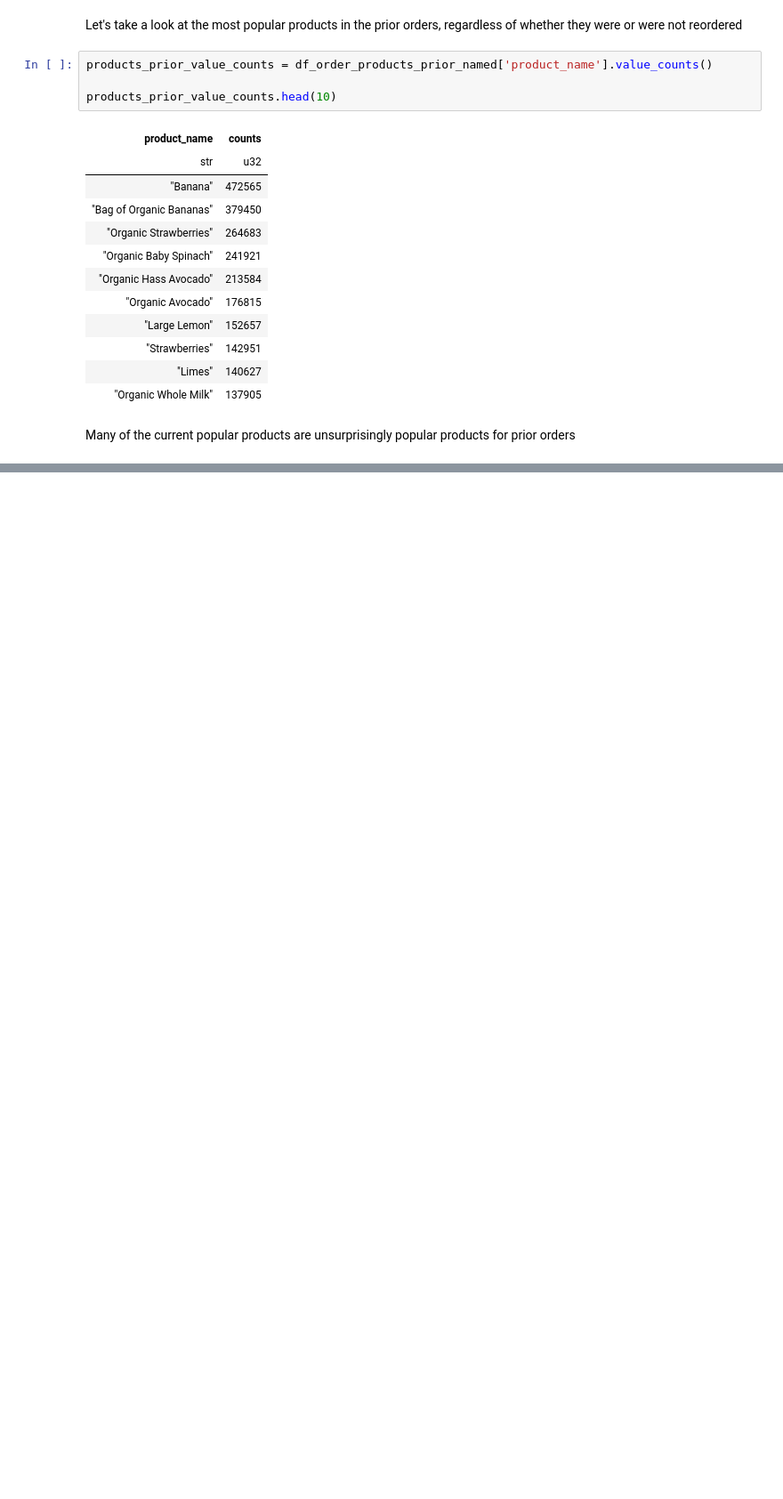
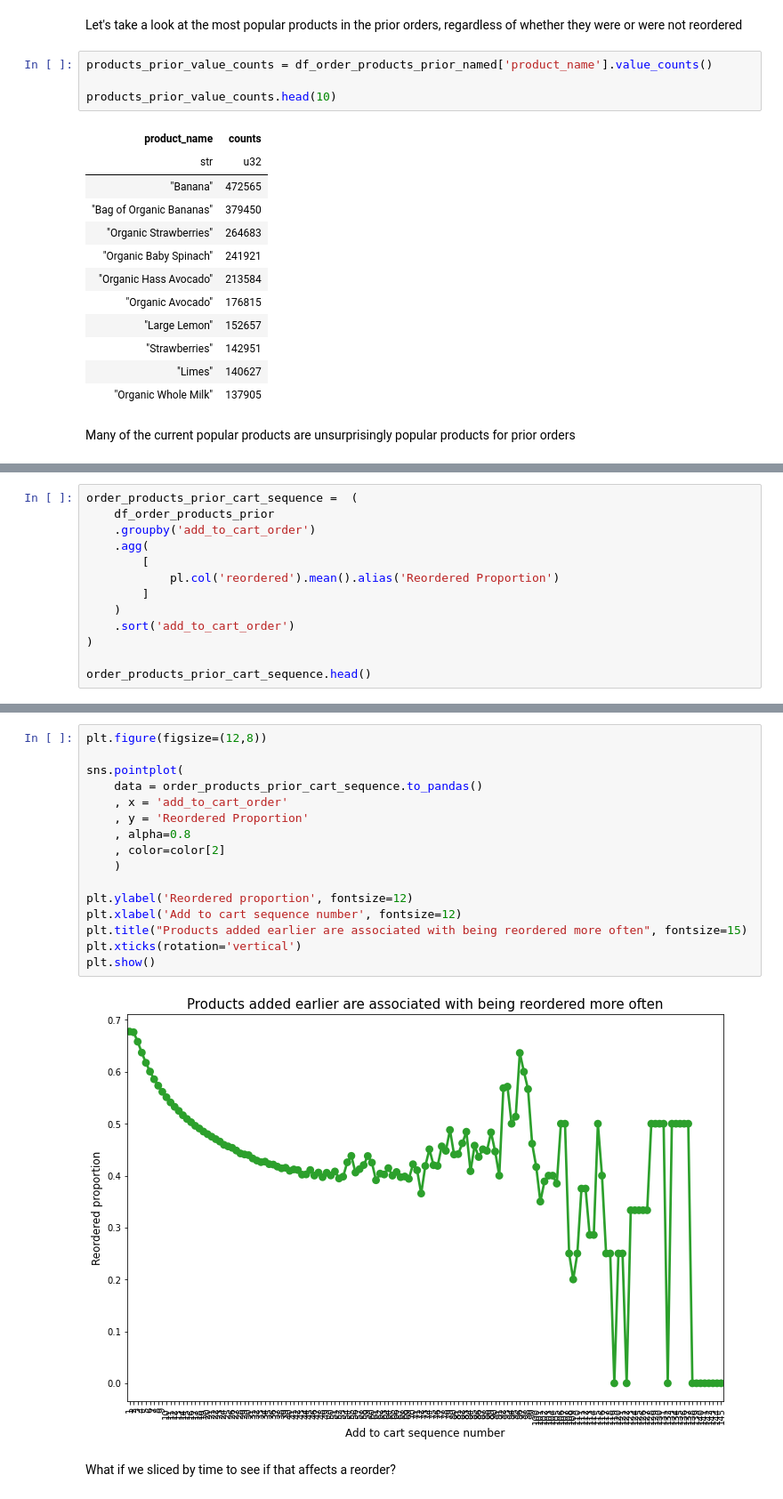
Before and after one commit to will-fong/instacart_online_grocery_shopping_analysis, a Jupyter notebook: notebooks/1.1-instacart-analysis-using-polars.ipynb, the cells around one changed output, grey strips where cells are left out. Shown: that part at 89% size. Drawn from its saved outputs; the diff is of its cells as text; blank space fills up the shorter version.

```diff
--- a/notebooks/1.1-instacart-analysis-using-polars.ipynb
+++ b/notebooks/1.1-instacart-analysis-using-polars.ipynb
@@ -761,0 +839,13 @@ RuntimeError: Any(NotFound("aisle"))
+# %%
+order_products_prior_cart_sequence =  (
+    df_order_products_prior
+    .groupby('add_to_cart_order')
+    .agg(
+        [
+            pl.col('reordered').mean().alias('Reordered Proportion')
+        ]
+    )
+    .sort('add_to_cart_order')
+)
+
+order_products_prior_cart_sequence.head()
@@ -761,0 +860,20 @@ RuntimeError: Any(NotFound("aisle"))
+# %%
+plt.figure(figsize=(12,8))
+
+sns.pointplot(
+    data = order_products_prior_cart_sequence.to_pandas()
+    , x = 'add_to_cart_order'
+    , y = 'Reordered Proportion'
+    , alpha=0.8
+    , color=color[2]
+    )
+
+plt.ylabel('Reordered proportion', fontsize=12)
+plt.xlabel('Add to cart sequence number', fontsize=12)
+plt.title("Products added earlier are associated with being reordered more often", fontsize=15)
+plt.xticks(rotation='vertical')
+plt.show()
+# %% [output]
+[figure, added]
+# %% [markdown]
+What if we sliced by time to see if that affects a reorder?
```
Also changed, not shown: parts of 18 cells of this notebook.
